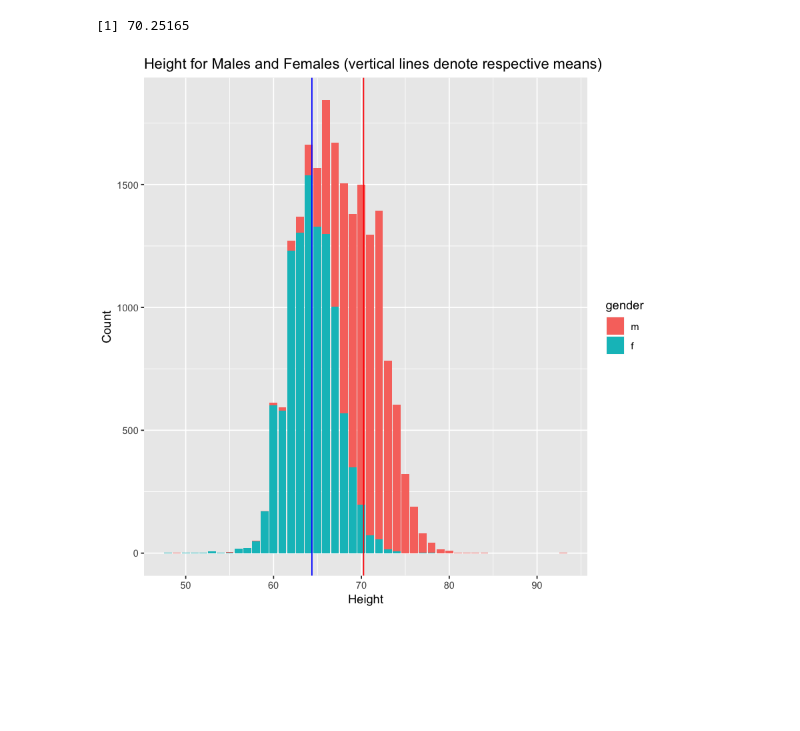
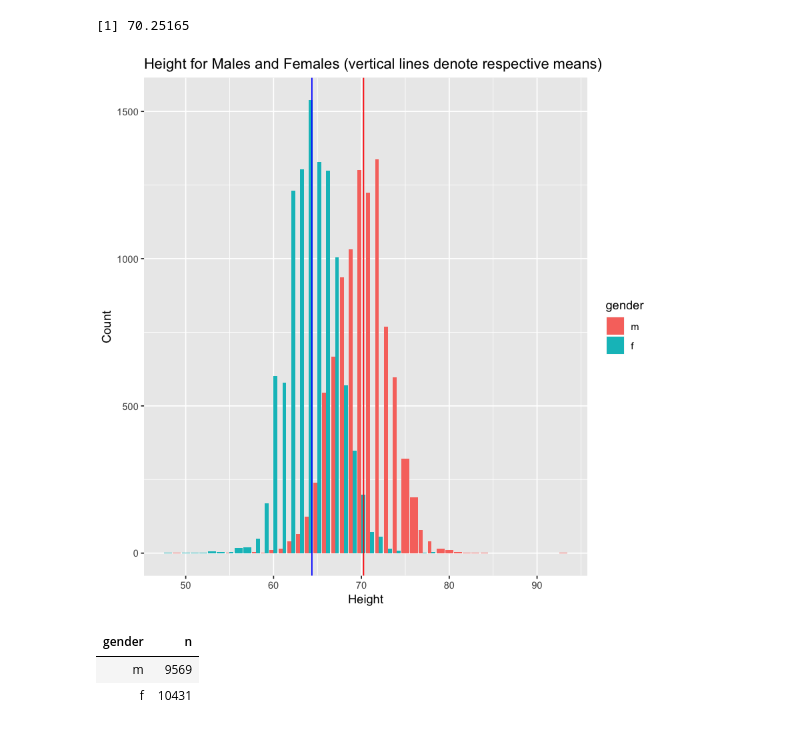
Before and after one commit to wibr5703/Bumblebee, a Jupyter notebook: Lab3.ipynb, the cells around one changed output. Saved outputs shown, nothing was run; the diff lists cells and outputs as text; code cells hidden in the pictures; blank space fills up the shorter version.

Commit message:
Added group plot

```diff
--- a/Lab3.ipynb
+++ b/Lab3.ipynb
@@ -76,11 +84,17 @@ g2<-ggplot(data =male_frame, aes(x = height,)) +  # Build a graph
   geom_vline(xintercept=70.2516459400146) #Add vertical line for mean
 # %%
 ggplot(data = cdc) +
-  geom_bar(mapping = aes(x = height, fill = gender))+
+  geom_bar(mapping = aes(x = height, fill = gender),position="dodge")+
   geom_vline(xintercept=70.2516459400146,color="red")+
   geom_vline(xintercept=64.367749976033,color="blue")+
   xlab('Height')+
   ylab('Count')+
   ggtitle('Height for Males and Females (vertical lines denote respective means)')
 # %% [output]
-[figure, old version]
+[figure, new version]
+# %%
+count(cdc,gender)
+# %% [output]
+| gender | n |
+| m | 9569 |
+| f | 10431 |
```
Also changed, not shown: parts of 2 cells of this notebook, 2 other files.
